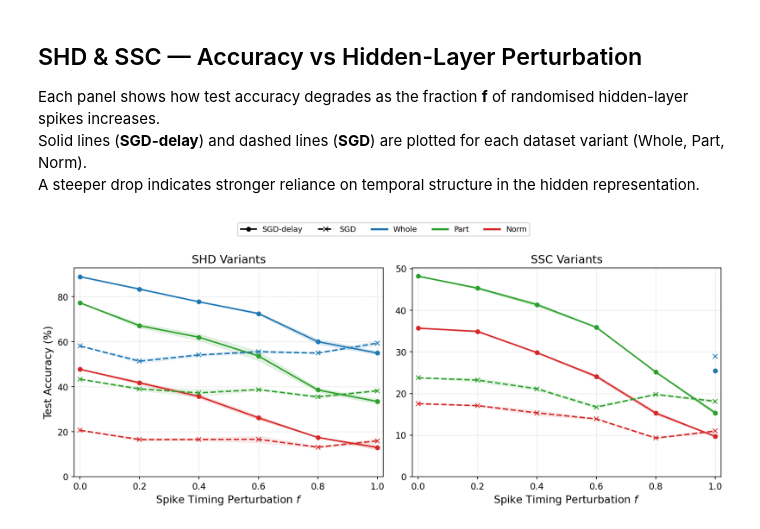
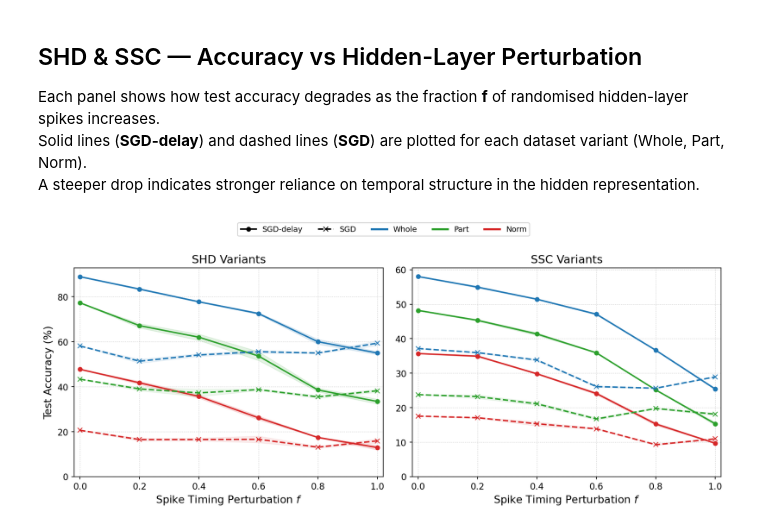
Before and after one commit to Laaaaack/beyond-beyond-rate, a Jupyter notebook: my_project/code/realistic/result_visualization.ipynb, the cells around one changed output. Cells and saved outputs as stored; diff of their text form; code cells hidden in the pictures.

```diff
--- a/my_project/code/realistic/result_visualization.ipynb
+++ b/my_project/code/realistic/result_visualization.ipynb
@@ -133,8 +133,8 @@ shd_norm_nod_f, shd_norm_nod_mean, shd_norm_nod_std = load_results(SHD_LOG / "sh
 
 # ---------- Load SSC results ----------
 SSC_LOG = BASE / "ssc/log"
-ssc_whole_del_f, ssc_whole_del_mean, ssc_whole_del_std = load_results(SSC_LOG / "ssc_whole_delay_hidden_perturbation_results.json")
-ssc_whole_nod_f, ssc_whole_nod_mean, ssc_whole_nod_std = load_results(SSC_LOG / "ssc_whole_nodelay_hidden_perturbation_results.json")
+ssc_whole_del_f, ssc_whole_del_mean, ssc_whole_del_std = load_results(SSC_LOG / "ssc_whole_delay_hidden_perturbation_results_evalOnly.json")
+ssc_whole_nod_f, ssc_whole_nod_mean, ssc_whole_nod_std = load_results(SSC_LOG / "ssc_whole_nodelay_hidden_perturbation_results_evalOnly.json")
 ssc_part_del_f, ssc_part_del_mean, ssc_part_del_std = load_results(SSC_LOG / "ssc_part_delay_hidden_perturbation_results.json")
 ssc_part_nod_f, ssc_part_nod_mean, ssc_part_nod_std = load_results(SSC_LOG / "ssc_part_nodelay_hidden_perturbation_results.json")
 ssc_norm_del_f, ssc_norm_del_mean, ssc_norm_del_std = load_results(SSC_LOG / "ssc_norm_delay_hidden_perturbation_results.json")
@@ -197,31 +197,31 @@ ax_ssc.fill_between(ssc_norm_nod_f, ssc_norm_nod_mean - ssc_norm_nod_std, ssc_no
 
 ax_ssc.set_title("SSC Variants")
 ax_ssc.set_xlabel("Spike Timing Perturbation $f$")
 ax_ssc.set_xlim(-0.02, 1.02)
 ax_ssc.set_ylim(0, None)
 ax_ssc.set_ylim(0, None)
 ax_ssc.grid(True, linestyle=':', linewidth=0.7, alpha=0.7)
 
 # ==================== Shared legend ====================
 # Model-type handles (black, style only)
 h_delay = mlines.Line2D([], [], color="black", marker="o", linestyle="-", markersize=5, linewidth=1.8, label="SGD-delay")
 h_nodelay = mlines.Line2D([], [], color="black", marker="x", linestyle="--", markersize=6, linewidth=1.8, label="SGD")
 
 # Dataset-variant handles (colour only)
 h_whole = mlines.Line2D([], [], color=COLORS["Whole"], linewidth=2.5, label="Whole")
 h_part = mlines.Line2D([], [], color=COLORS["Part"], linewidth=2.5, label="Part")
 h_norm = mlines.Line2D([], [], color=COLORS["Norm"], linewidth=2.5, label="Norm")
 
 fig.legend(
     handles=[h_delay, h_nodelay, h_whole, h_part, h_norm],
     loc="upper center",
     ncol=5,
     framealpha=0.9,
     bbox_to_anchor=(0.5, 1.02),
 )
 
 fig.tight_layout(rect=[0, 0, 1, 0.93])
 #plt.savefig("shd_ssc_hidden_perturbation.png", dpi=300, bbox_inches="tight")
 plt.show()
 # %% [output]
-[figure, old version]
+[figure, new version]
```
Also changed, not shown: 1 other file.
